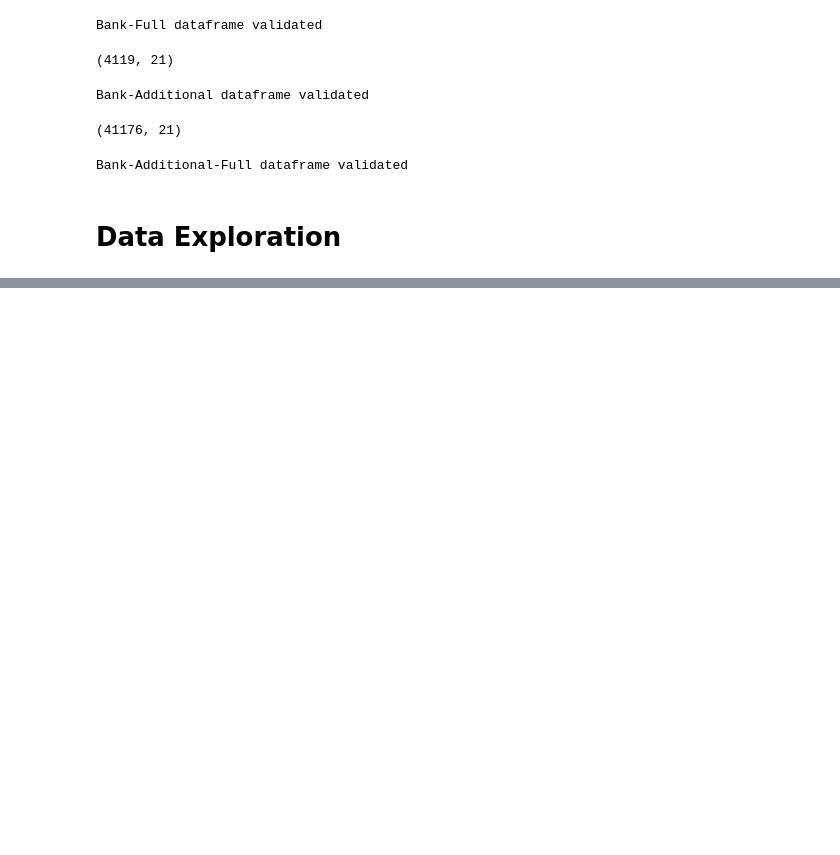
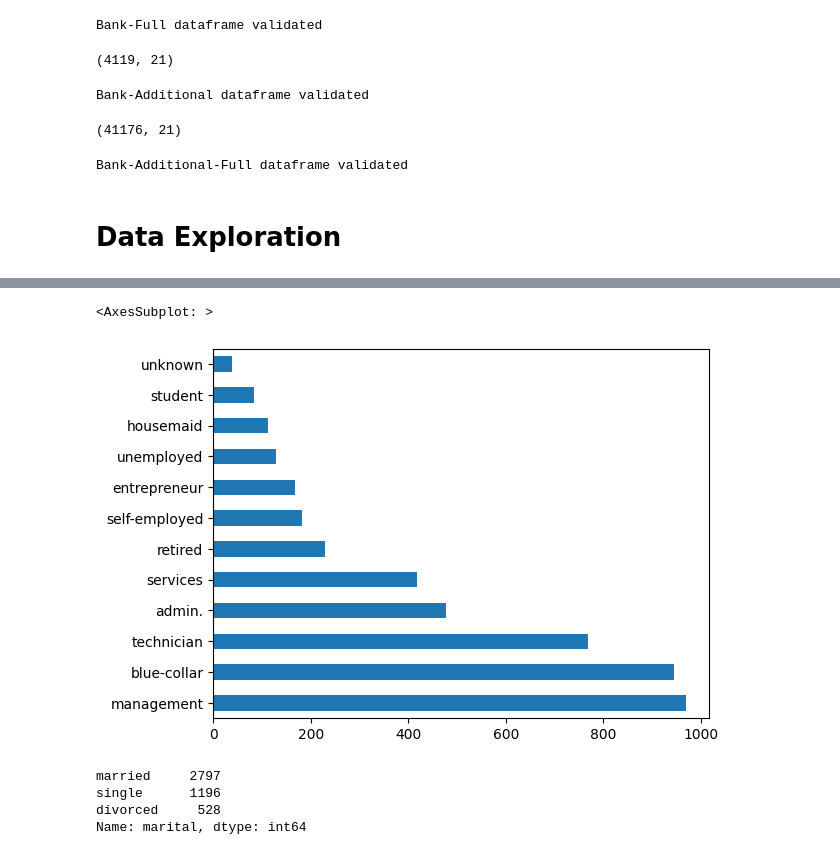
Before and after one commit to ChitraChaudhari/Bank-Marketing-campaign-, a Jupyter notebook: DataGlacier_BankMarketing.ipynb, the cells around one changed output, grey strips where cells are left out. Drawn from its saved outputs; the diff is of its cells as text; code cells hidden in the pictures; blank space fills up the shorter version.

```diff
--- a/DataGlacier_BankMarketing.ipynb
+++ b/DataGlacier_BankMarketing.ipynb
@@ -88,0 +208,13 @@ Bank-Additional-Full dataframe validated
+# %%
+bank_df['job'].value_counts().plot(kind='barh')
+# %% [output]
+<AxesSubplot: >
+[figure, added]
+# %%
+# marital
+bank_df['marital'].value_counts()
+# %% [output]
+married     2797
+single      1196
+divorced     528
+Name: marital, dtype: int64
```
Also changed, not shown: parts of 46 cells of this notebook.
